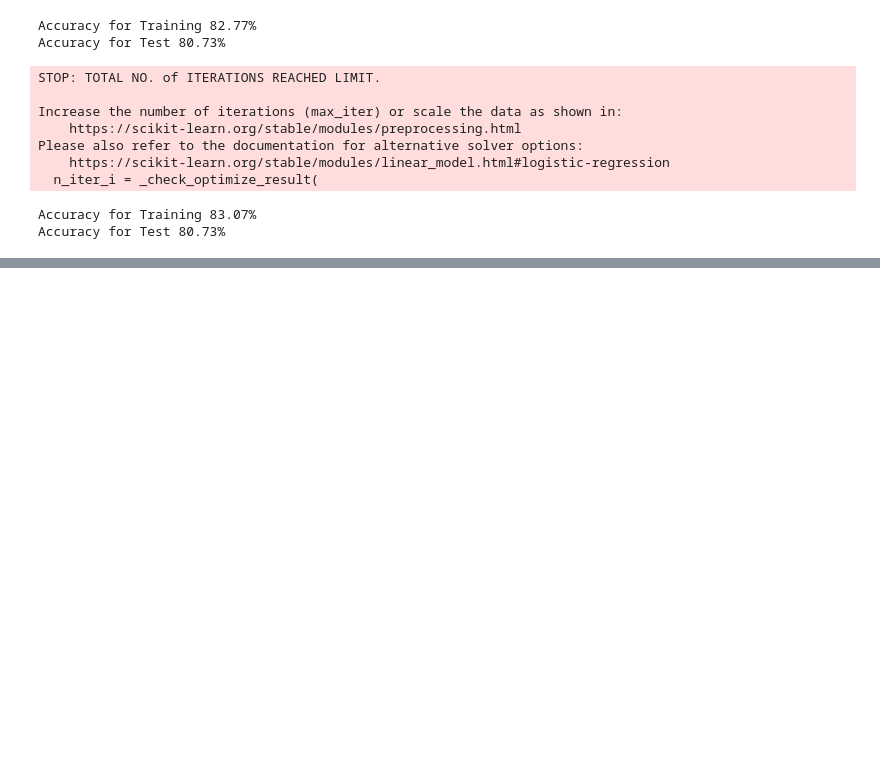
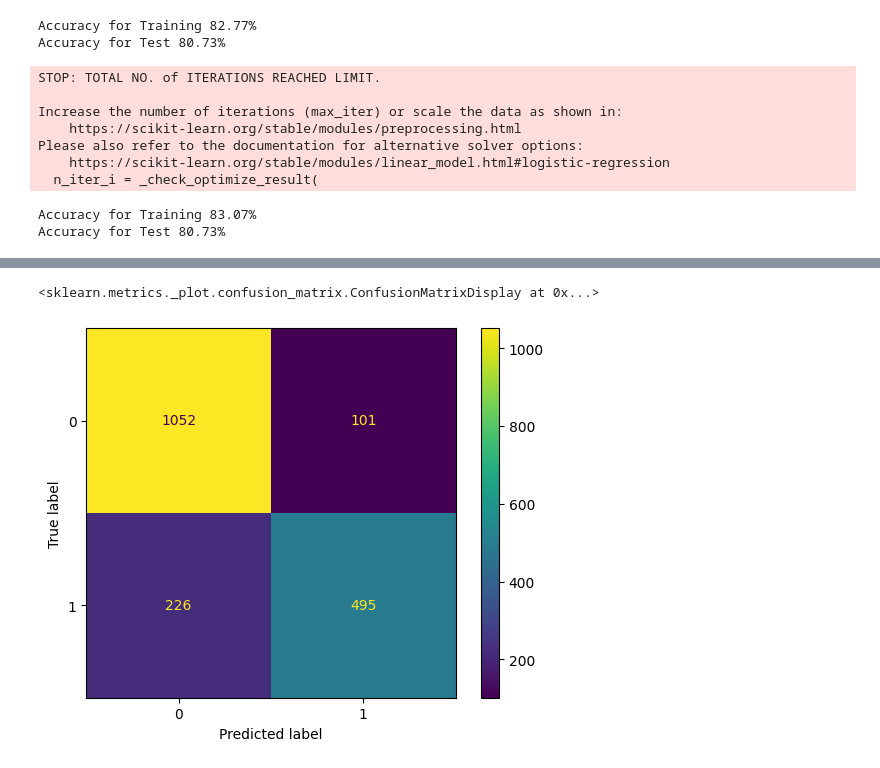
Before and after one commit to DellaCortef/supervised-learning-classification-pipeline, a Jupyter notebook: classification/machine-learning-classification-pipeline.ipynb, the cells around one changed output, grey strips where cells are left out. Saved outputs shown, nothing was run; the diff lists cells and outputs as text; code cells hidden in the pictures; blank space fills up the shorter version.

```diff
--- a/classification/machine-learning-classification-pipeline.ipynb
+++ b/classification/machine-learning-classification-pipeline.ipynb
@@ -666,0 +931,5 @@ Results
+# %%
+plot_confusion_matrix(pipeline, X_oot, y_oot, values_format='d')
+# %% [output]
+<sklearn.metrics._plot.confusion_matrix.ConfusionMatrixDisplay at 0x...>
+[figure, added]
```
Also changed, not shown: parts of 35 cells of this notebook, 1 other file.
